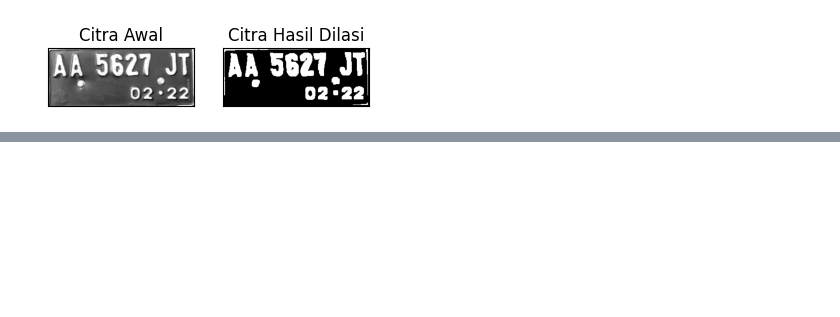
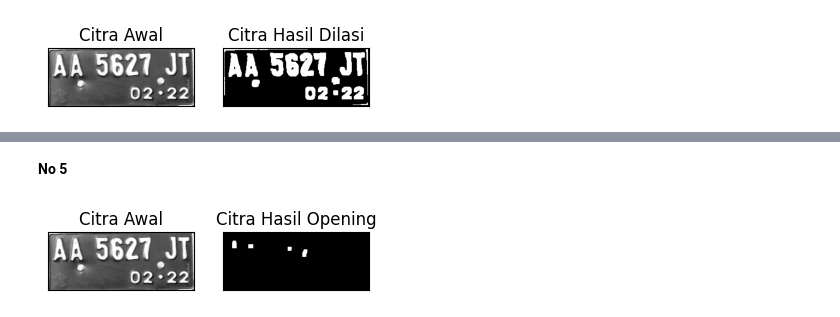
Before and after one commit to arsyandairza/PCVK_Ganjil_2023, a Jupyter notebook: week8.ipynb, the cells around one changed output, grey strips where cells are left out. Cells and saved outputs as stored; diff of their text form; code cells hidden in the pictures; blank space fills up the shorter version.

```diff
--- a/week8.ipynb
+++ b/week8.ipynb
@@ -56,0 +114,16 @@ plt.show()
+# %% [markdown]
+**No 5**
+# %%
+img_o= cv2.imread('/content/drive/MyDrive/PCVK/plat.png',0) #
+reto, thresho = cv2.threshold(img_o, 247, 225,
+cv2.THRESH_BINARY)
+k=7
+imgO = dilasi_citra(erosi_citra(thresho,k),k)
+
+plt.subplot(131),plt.imshow(img_o,cmap = 'gray')
+plt.title('Citra Awal'), plt.xticks([]), plt.yticks([])
+plt.subplot(132),plt.imshow(imgO,cmap = 'gray')
+plt.title('Citra Hasil Opening'), plt.xticks([]), plt.yticks([])
+plt.show()
+# %% [output]
+[figure, added]
```
Also changed, not shown: parts of 32 cells of this notebook.
